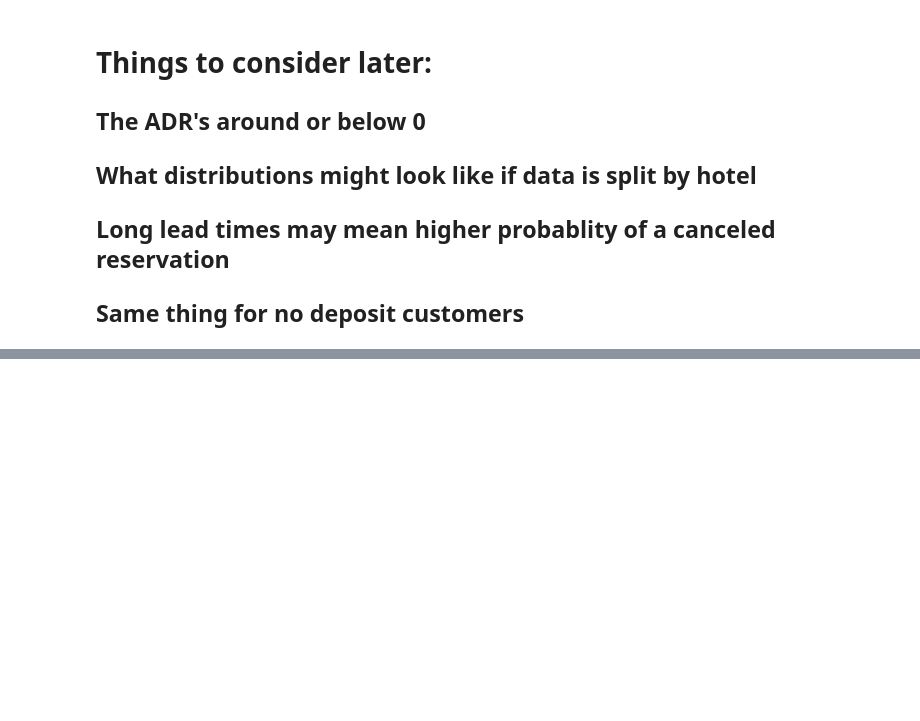
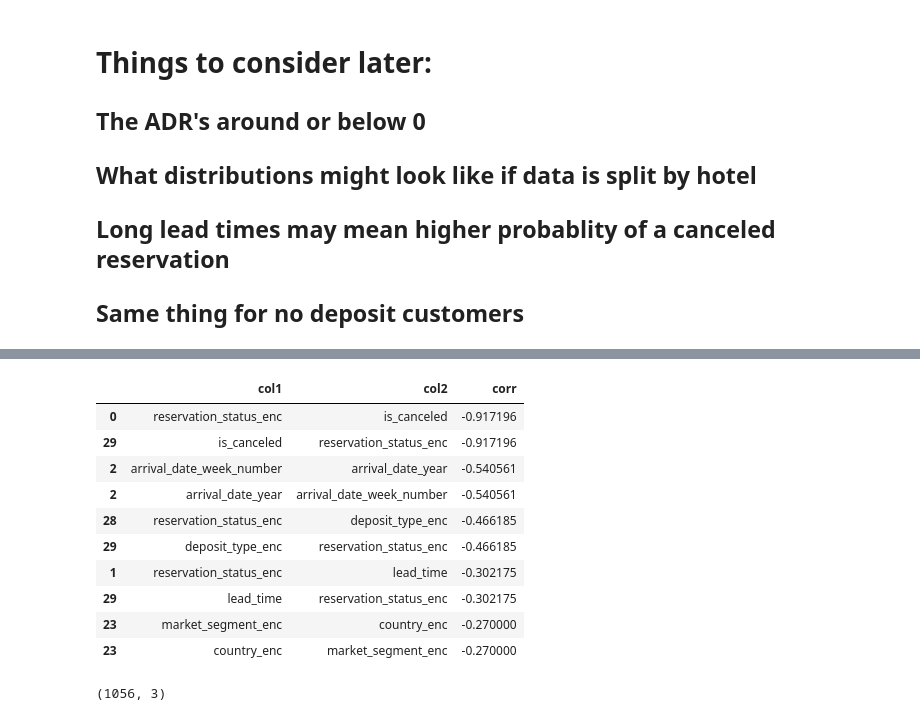
Before and after one commit to josephburton06/Hotel-Bookings, a Jupyter notebook: hotel_bookings.ipynb, the cells around one changed output, grey strips where cells are left out. Cells and saved outputs as stored; diff of their text form; code cells hidden in the pictures; blank space fills up the shorter version.

```diff
--- a/hotel_bookings.ipynb
+++ b/hotel_bookings.ipynb
@@ -267,0 +366,18 @@ for i, col in enumerate(df1.columns):
+# %%
+all_corrs_df.sort_values(by='corr').head(10)
+# %% [output]
+|  | col1 | col2 | corr |
+| 0 | reservation_status_enc | is_canceled | -0.917196 |
+| 29 | is_canceled | reservation_status_enc | -0.917196 |
+| 2 | arrival_date_week_number | arrival_date_year | -0.540561 |
+| 2 | arrival_date_year | arrival_date_week_number | -0.540561 |
+| 28 | reservation_status_enc | deposit_type_enc | -0.466185 |
+| 29 | deposit_type_enc | reservation_status_enc | -0.466185 |
+| 1 | reservation_status_enc | lead_time | -0.302175 |
+| 29 | lead_time | reservation_status_enc | -0.302175 |
+| 23 | market_segment_enc | country_enc | -0.270000 |
+| 23 | country_enc | market_segment_enc | -0.270000 |
+# %%
+all_corrs_df.shape
+# %% [output]
+(1056, 3)
```
Also changed, not shown: parts of 10 cells of this notebook.
